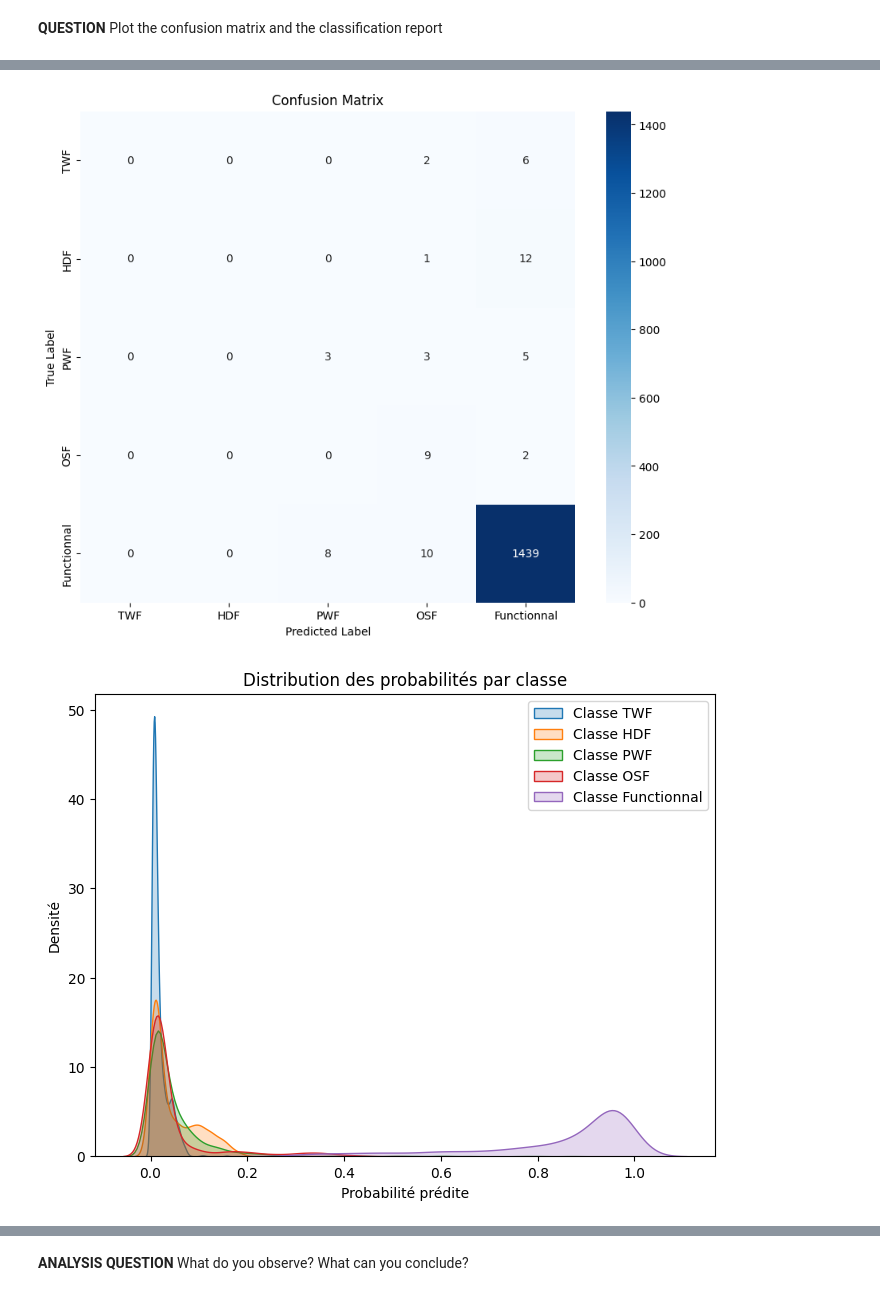
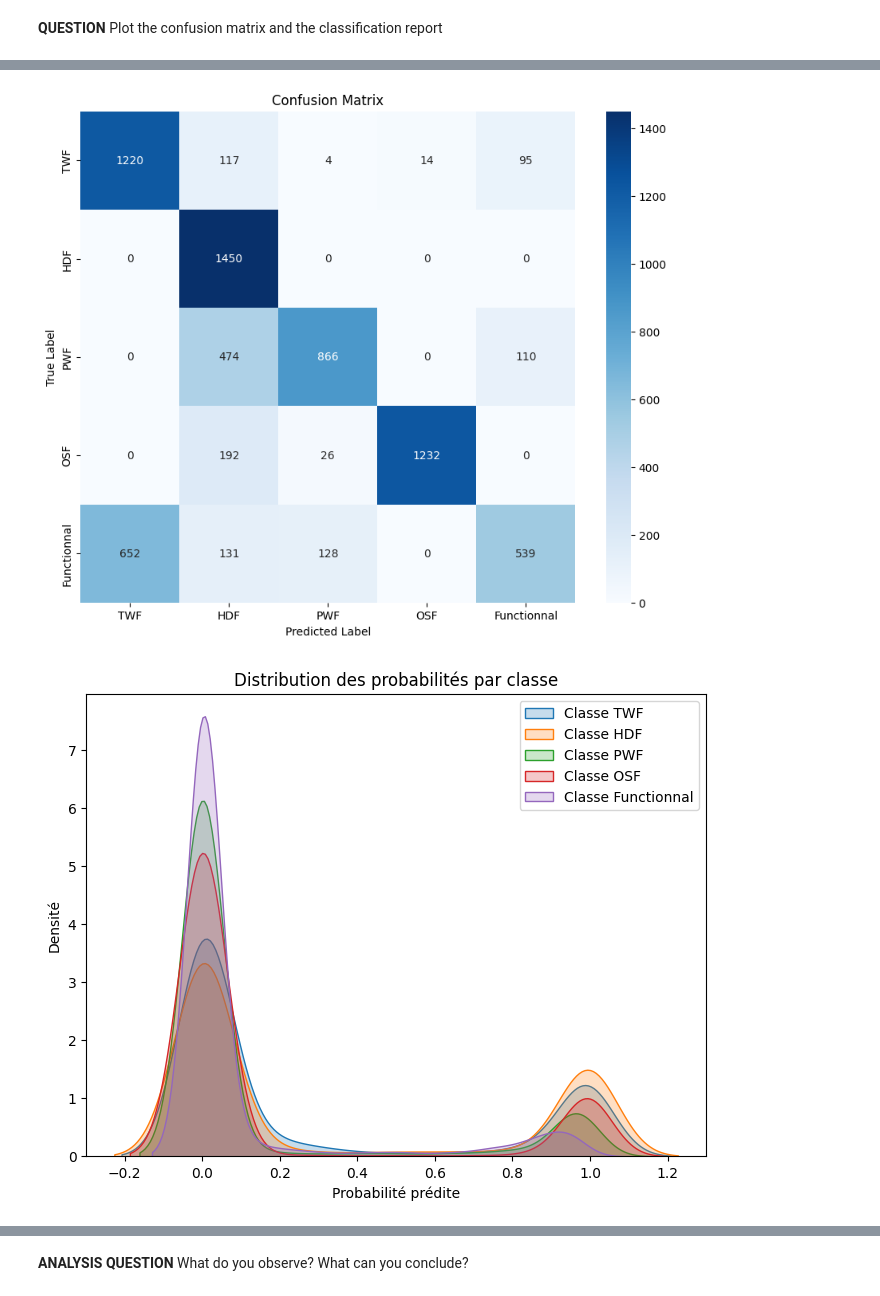
Before and after one commit to tristanplx/embeded_ia, a Jupyter notebook: TP_IA_EMBARQUEE.ipynb, the cells around one changed output, grey strips where cells are left out. Cells and saved outputs as stored; diff of their text form; code cells hidden in the pictures.

```diff
--- a/TP_IA_EMBARQUEE.ipynb
+++ b/TP_IA_EMBARQUEE.ipynb
@@ -431,13 +434,24 @@ The class "functionnal" is much more represented in the data which leads the mod
 # %% [markdown]
 **QUESTION:** Create X_train, Y_train, X_test, and Y_test. How many elements are present in X_train, Y_train, X_test, and Y_test? (Print the values)
 # %%
-from sklearn.utils.class_weight import compute_class_weight
 
-#I'll keep the same datasets but i'll use class wheights
+y_train_labels = Y_train.idxmax(axis=1).astype('category').cat.codes
+y_test_labels = Y_test.idxmax(axis=1).astype('category').cat.codes
+y_valid_labels = Y_valid.idxmax(axis=1).astype('category').cat.codes
+#using SMOTE technique
+#auto balancing classes according to the biggest one
+smote = SMOTE(sampling_strategy='auto', random_state=42)
+X_train_resampled, Y_train_resampled = smote.fit_resample(X_train, y_train_labels)
+X_test_resampled, Y_test_resampled = smote.fit_resample(X_test, y_test_labels)
+X_valid_resampled, Y_valid_resampled = smote.fit_resample(X_valid, y_valid_labels)
+#back to One hot encoding
+Y_train_resampled = pd.get_dummies(Y_train_resampled)
+Y_test_resampled = pd.get_dummies(Y_test_resampled)
+Y_valid_resampled = pd.get_dummies(Y_valid_resampled)
 
 
-
-y_train_labels = Y_train.idxmax(axis=1).astype('category').cat.codes
+#class weights
+y_train_labels = Y_train_resampled.idxmax(axis=1).astype('category').cat.codes
 #Isolating labels
 unique_classes = np.unique(y_train_labels)
 #Class wheight computing
@@ -460,19 +474,13 @@ print(class_weight_dict)
 # %% [markdown]
 **TIP:** It could be interesting to keep it the same as before
 # %%
-from tensorflow.keras.layers import Dense, BatchNormalization, Dropout, ReLU, Input
-from tensorflow.keras.regularizers import l2
-from tensorflow.keras.optimizers import Adam
-import tensorflow as tf
+
 
 # For input shape (100, 5)
 inputs = Input(shape=(5,))
 
 # Dense layers with L2 regularization, ReLu activation and dropout rate of 25%
-x = Dense(1024, kernel_regularizer=l2(0.001))(inputs)
-x = BatchNormalization()(x)
-x = ReLU()(x)
-x = Dropout(0.25)(x)
+
 
 x = Dense(512, kernel_regularizer=l2(0.001))(inputs)
 x = BatchNormalization()(x)
@@ -522,7 +530,7 @@ nb_epochs = 50
 batch_size = 120
 
 #Train the model
-training_history_weighted = weighted.fit(X_train, Y_train,class_weight=class_weight_dict,validation_data=(X_valid, Y_valid),epochs=nb_epochs,batch_size=batch_size)
+training_history_weighted = weighted.fit(X_train_resampled, Y_train_resampled,class_weight=class_weight_dict,validation_data=(X_valid_resampled, Y_valid_resampled),epochs=nb_epochs,batch_size=batch_size)
 # %% [output]
 Model: "unbalanced"
 ┏━━━━━━━━━━━━━━━━━━━━━━━━━━━━━━━━━┳━━━━━━━━━━━━━━━━━━━━━━━━┳━━━━━━━━━━━━━━━┓
@@ -572,12 +580,11 @@ Epoch 50/50
 display_training_curves(training_history_weighted)
 
 #Predictions
-Y_pred_probs = unbalanced.predict(X_valid) # Get probability predictions
+Y_pred_probs = weighted.predict(X_test_resampled) # Get probability predictions
 Y_pred = np.argmax(Y_pred_probs, axis=1) # Convert to class labels
-Y_true = np.argmax(Y_valid, axis=1)
-print(Y_valid.shape)
+Y_true = np.argmax(Y_test_resampled, axis=1)
+print(Y_test_resampled.shape)
 
-##Problème : on perd une classe ce qui empêche d'avoir une bonne matrice de confusion et d'obtenir le report => une classe ne serait pas représenté dans la Y_valid alors que la shape est bien (1500,5)
 
 
 #Confusion Matrix
@@ -613,4 +620,4 @@ print(report)
-[figure, old version]
+[figure, new version]
-[figure, old version]
+[figure, new version]
               precision    recall  f1-score   support
 
```
Also changed, not shown: parts of 9 cells of this notebook.
